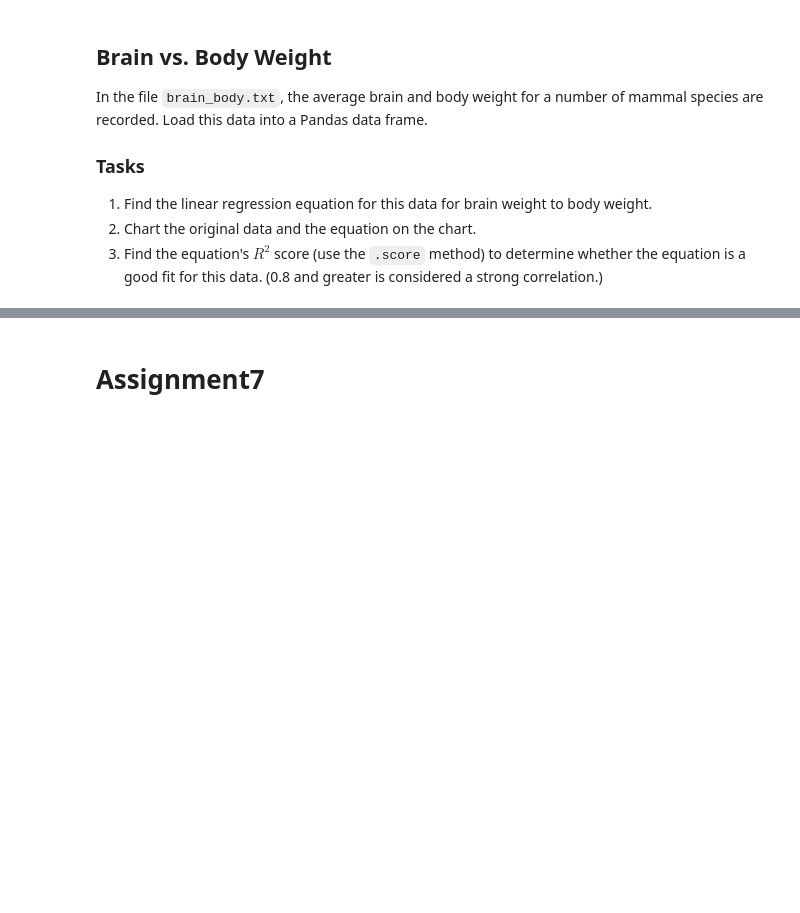
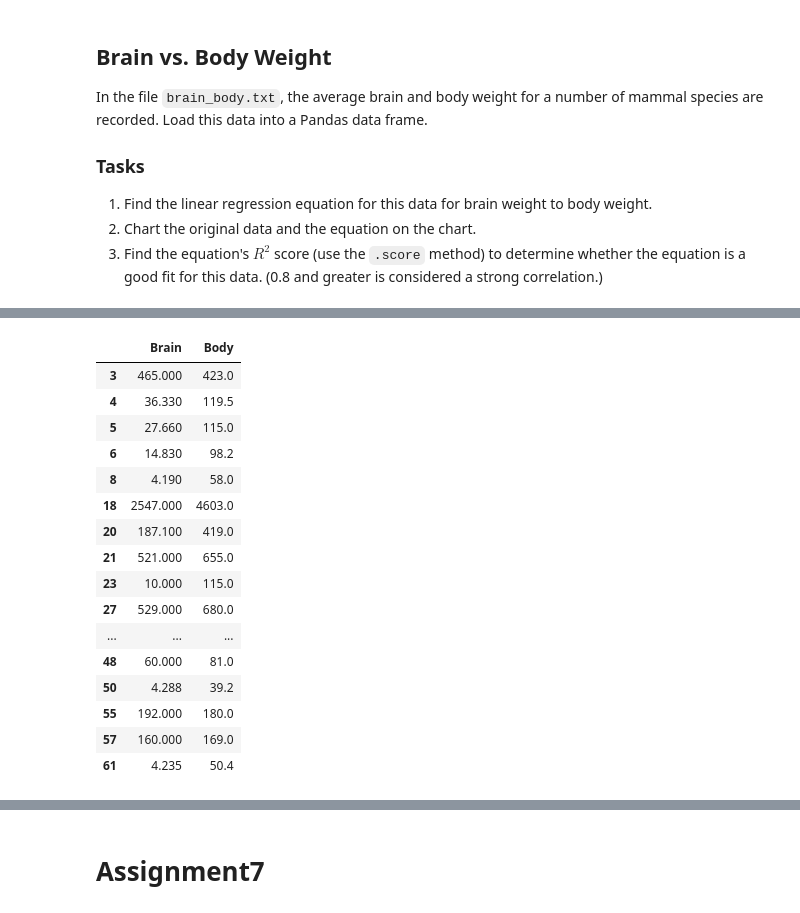
Before and after one commit to Harish-aditya/Linear-regresssion-tasks, a Jupyter notebook: Assignment5_6_7.ipynb, the cells around one changed output, grey strips where cells are left out. Cells and saved outputs as stored; diff of their text form; code cells hidden in the pictures; blank space fills up the shorter version.

```diff
--- a/Assignment5_6_7.ipynb
+++ b/Assignment5_6_7.ipynb
@@ -112,0 +129,20 @@ df = pd.read_fwf("brain_body.txt")
+# %%
+df[df['Brain']>4]
+# %% [output]
+|  | Brain | Body |
+| 3 | 465.000 | 423.0 |
+| 4 | 36.330 | 119.5 |
+| 5 | 27.660 | 115.0 |
+| 6 | 14.830 | 98.2 |
+| 8 | 4.190 | 58.0 |
+| 18 | 2547.000 | 4603.0 |
+| 20 | 187.100 | 419.0 |
+| 21 | 521.000 | 655.0 |
+| 23 | 10.000 | 115.0 |
+| 27 | 529.000 | 680.0 |
+| ... | ... | ... |
+| 48 | 60.000 | 81.0 |
+| 50 | 4.288 | 39.2 |
+| 55 | 192.000 | 180.0 |
+| 57 | 160.000 | 169.0 |
+| 61 | 4.235 | 50.4 |
```
Also changed, not shown: parts of 7 cells of this notebook.
